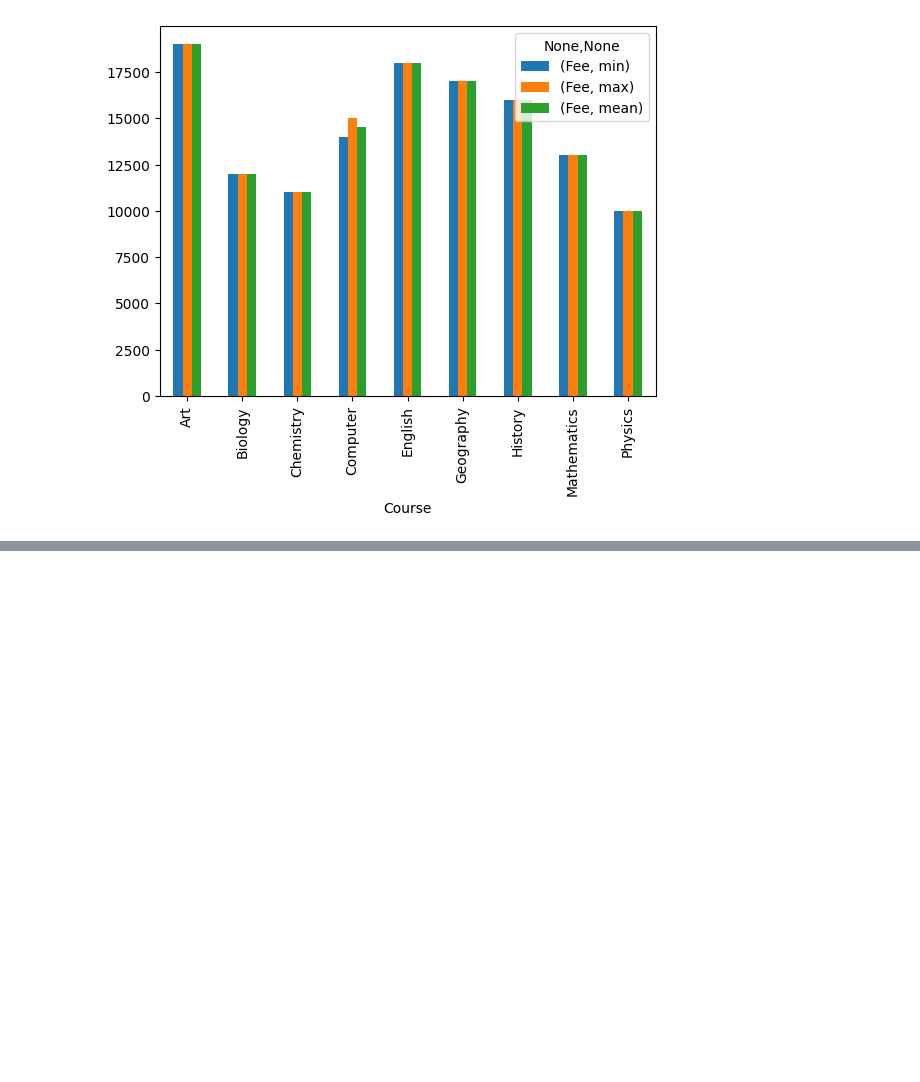
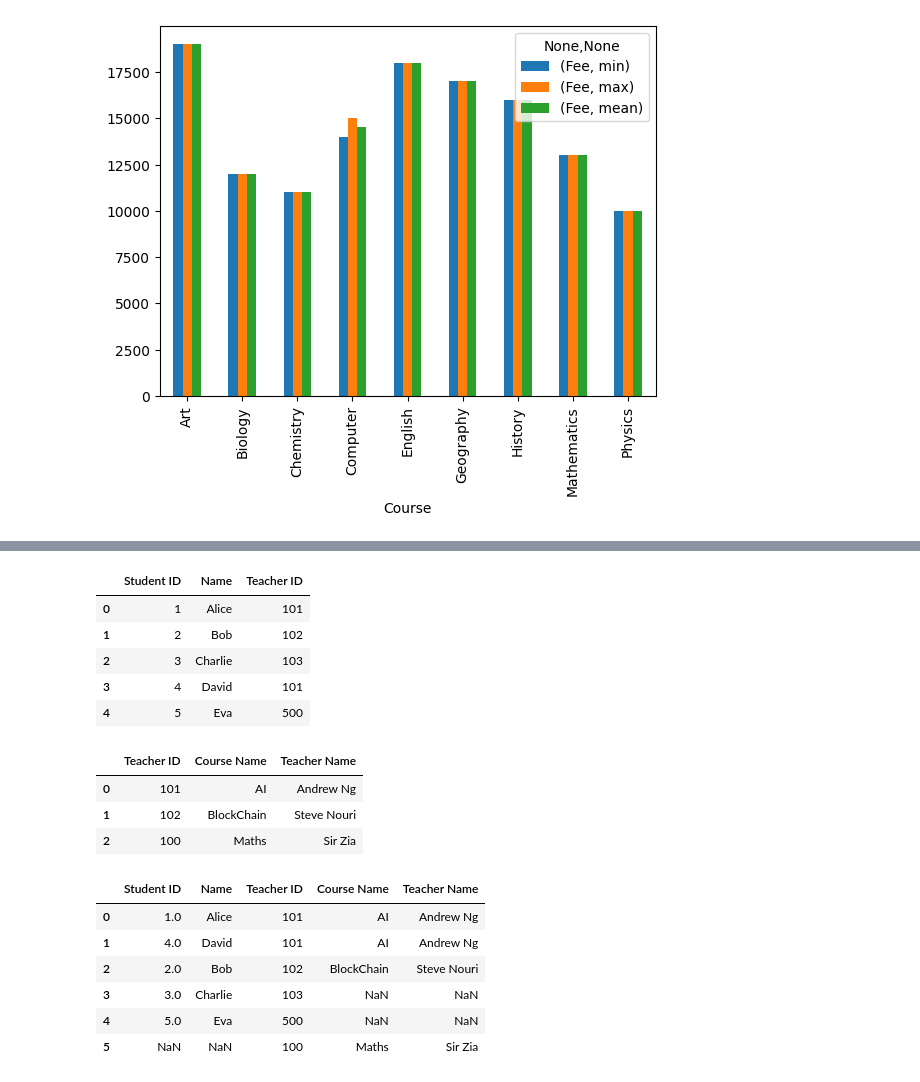
Before and after one commit to AhmedShaykh/NumPy-And-Pandas, a Jupyter notebook: pandas3.ipynb, the cells around one changed output, grey strips where cells are left out. Cells and saved outputs as stored; diff of their text form; code cells hidden in the pictures; blank space fills up the shorter version.

```diff
--- a/pandas3.ipynb
+++ b/pandas3.ipynb
@@ -1011,0 +1262,26 @@ studentsDf.groupby(["Course"])[["Fee"]].aggregate(["min", "max", "mean"]).plot(k
+# %%
+display(students);
+
+display(teachers);
+
+df1 : pd.DataFrame = pd.merge(students, teachers, on="Teacher ID", how="outer"); # It Returns Both Columns Output
+
+df1 # First Return Same Columns & Left Columns Then Right Columns Result Return
+# %% [output]
+|  | Student ID | Name | Teacher ID |
+| 0 | 1 | Alice | 101 |
+| 1 | 2 | Bob | 102 |
+| 2 | 3 | Charlie | 103 |
+| 3 | 4 | David | 101 |
+| 4 | 5 | Eva | 500 |
+|  | Teacher ID | Course Name | Teacher Name |
+| 0 | 101 | AI | Andrew Ng |
+| 1 | 102 | BlockChain | Steve Nouri |
+| 2 | 100 | Maths | Sir Zia |
+|  | Student ID | Name | Teacher ID | Course Name | Teacher Name |
+| 0 | 1.0 | Alice | 101 | AI | Andrew Ng |
+| 1 | 4.0 | David | 101 | AI | Andrew Ng |
+| 2 | 2.0 | Bob | 102 | BlockChain | Steve Nouri |
+| 3 | 3.0 | Charlie | 103 | NaN | NaN |
+| 4 | 5.0 | Eva | 500 | NaN | NaN |
+| 5 | NaN | NaN | 100 | Maths | Sir Zia |
```
Also changed, not shown: parts of 29 cells of this notebook.
